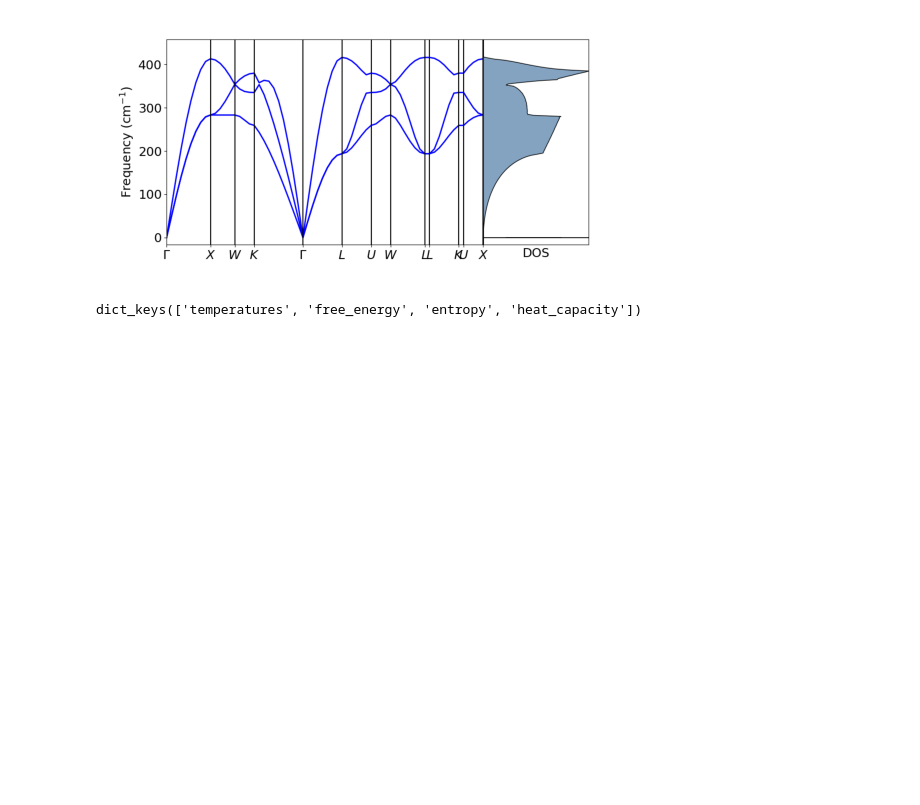
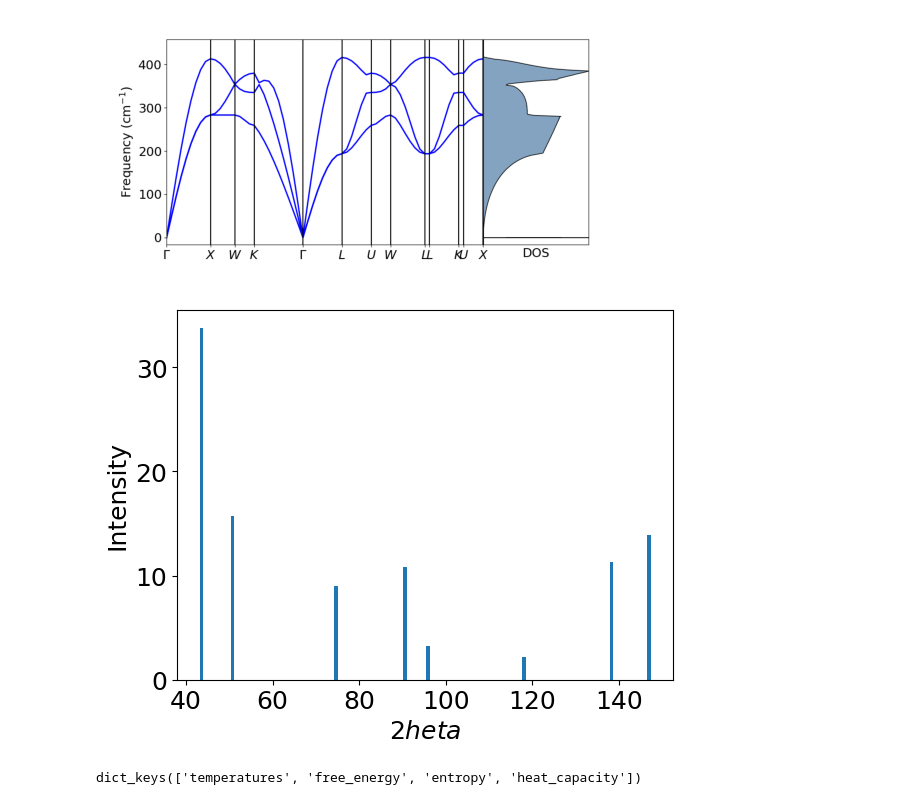
Before and after one commit to JARVIS-Materials-Design/jarvis-tools-notebooks, a Jupyter notebook: jarvis-tools-notebooks/Training_ALIGNN_model_example.ipynb, the cells around one changed output. Drawn from its saved outputs; the diff is of its cells as text; code cells hidden in the pictures; blank space fills up the shorter version.

```diff
--- a/jarvis-tools-notebooks/Training_ALIGNN_model_example.ipynb
+++ b/jarvis-tools-notebooks/Training_ALIGNN_model_example.ipynb
@@ -294,6 +294,16 @@ plt.imshow(plt.imread("phonopy_bands_cu.png"))
 plt.show()
 # %% [output]
 [figure]
+# %%
+# X-ray diffraction
+from jarvis.analysis.diffraction.xrd import XRD
+two_thetas, d_hkls, intensities = XRD().simulate(atoms=atoms)
+plt.bar(two_thetas,intensities)
+plt.xlabel('2$\theta$')
+plt.ylabel('Intensity')
+plt.show()
+# %% [output]
+[figure, added]
 # %%
 thermal_prop.keys()
 # %% [output]
```
Also changed, not shown: parts of 2 cells of this notebook.
